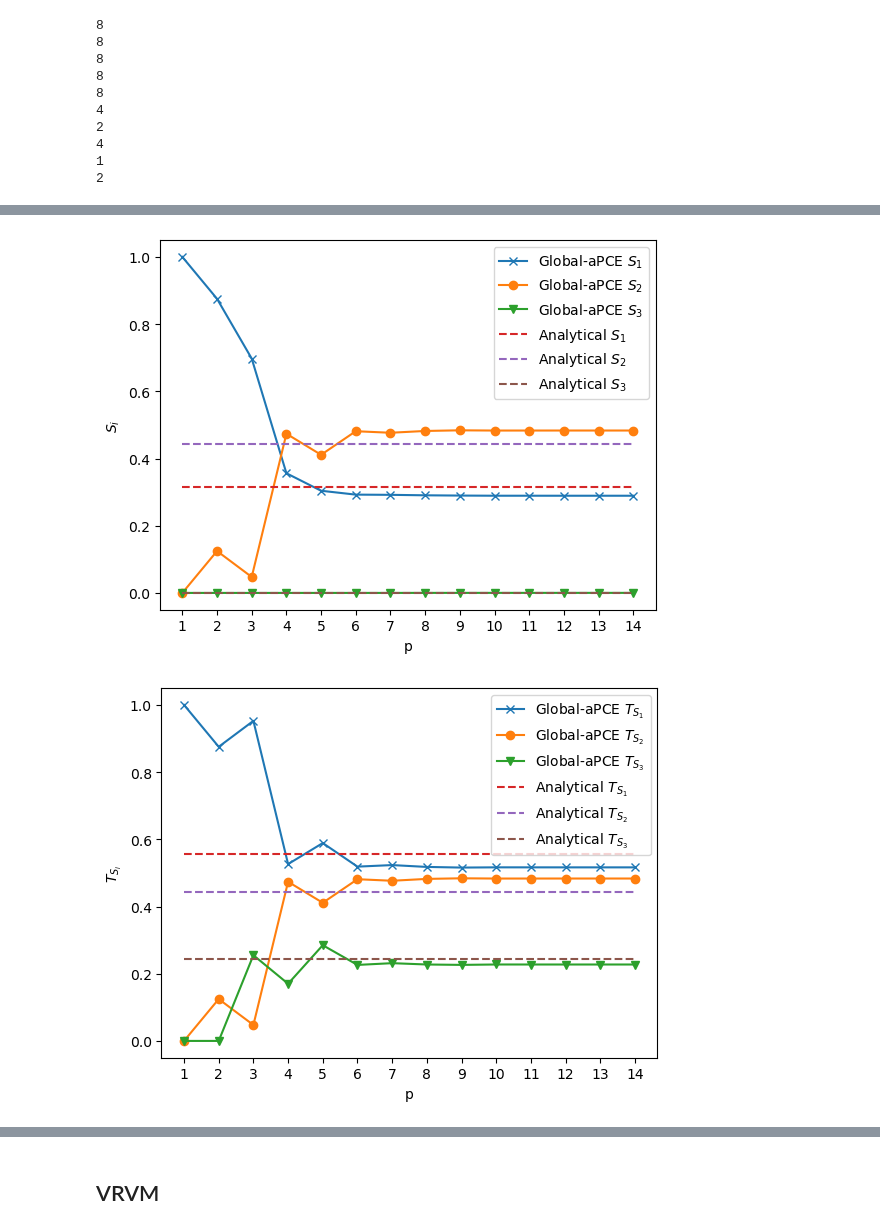
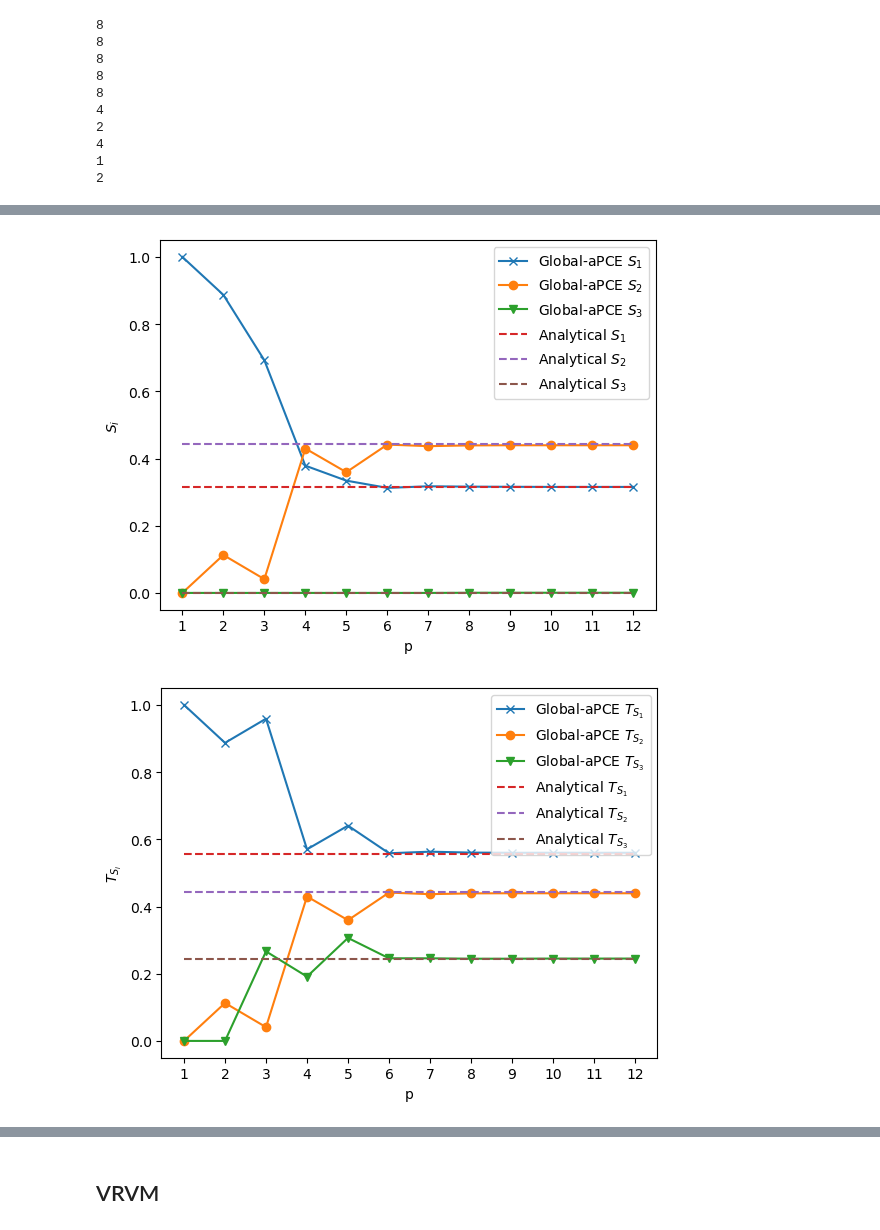
Before and after one commit to IsabelCoronaGuevara/CUDenver-Thesis, a Jupyter notebook: Results_SparseBayesianLearning.ipynb, the cells around one changed output, grey strips where cells are left out. Saved outputs shown, nothing was run; the diff lists cells and outputs as text; code cells hidden in the pictures.

```diff
--- a/Results_SparseBayesianLearning.ipynb
+++ b/Results_SparseBayesianLearning.ipynb
@@ -59,7 +59,7 @@ def parameter_values_ME(param_list, t):
 # %%
 N_train = 320 # Sample size
 N_test = 80
-N_pol = 1000
+N_pol = 10000
 N_mc = 1000000 #10^6 samples
 
 d = 3
@@ -498,28 +588,30 @@ p = list(range(1,15))
 # %%
-plt.plot(p, np.array(Si_sparse)[:,0], '-x', label = 'Global-aPCE $S_1$')
-plt.plot(p, np.array(Si_sparse)[:,1], '-o', label = 'Global-aPCE $S_2$')
-plt.plot(p, np.array(Si_sparse)[:,2], '-v', label = 'Global-aPCE $S_3$')
-plt.plot(p, [GSA_Ishigami['1st Order'][0]]*14, '--', label = 'Analytical $S_1$')
-plt.plot(p, [GSA_Ishigami['1st Order'][1]]*14, '--', label = 'Analytical $S_2$')
-plt.plot(p, [GSA_Ishigami['1st Order'][2]]*14, '--', label = 'Analytical $S_3$')
-plt.xticks(p)
+plt.plot(range(1,13), np.array(Si_sparse)[:,0], '-x', label = 'Global-aPCE $S_1$')
+plt.plot(range(1,13), np.array(Si_sparse)[:,1], '-o', label = 'Global-aPCE $S_2$')
+plt.plot(range(1,13), np.array(Si_sparse)[:,2], '-v', label = 'Global-aPCE $S_3$')
+plt.plot(range(1,13), [GSA_Ishigami['1st Order'][0]]*12, '--', label = 'Analytical $S_1$')
+plt.plot(range(1,13), [GSA_Ishigami['1st Order'][1]]*12, '--', label = 'Analytical $S_2$')
+plt.plot(range(1,13), [GSA_Ishigami['1st Order'][2]]*12, '--', label = 'Analytical $S_3$')
+plt.xticks(range(1,13))
 #plt.yscale("log")
 plt.xlabel("p")
 plt.ylabel("$S_i$")
 plt.legend();
+#plt.savefig(wd + '/Ishigami_AFVB_aPCE_Si.png')
 # %% [output]
-[figure, old version]
+[figure, new version]
 # %%
-plt.plot(p, np.array(Ti_sparse)[:,0], '-x', label = 'Global-aPCE $T_{S_1}$')
-plt.plot(p, np.array(Ti_sparse)[:,1], '-o', label = 'Global-aPCE $T_{S_2}$')
-plt.plot(p, np.array(Ti_sparse)[:,2], '-v', label = 'Global-aPCE $T_{S_3}$')
-plt.plot(p, [GSA_Ishigami['Total Order'][0]]*14, '--', label = 'Analytical $T_{S_1}$')
-plt.plot(p, [GSA_Ishigami['Total Order'][1]]*14, '--', label = 'Analytical $T_{S_2}$')
-plt.plot(p, [GSA_Ishigami['Total Order'][2]]*14, '--', label = 'Analytical $T_{S_3}$')
-plt.xticks(p)
+plt.plot(range(1,13), np.array(Ti_sparse)[:,0], '-x', label = 'Global-aPCE $T_{S_1}$')
+plt.plot(range(1,13), np.array(Ti_sparse)[:,1], '-o', label = 'Global-aPCE $T_{S_2}$')
+plt.plot(range(1,13), np.array(Ti_sparse)[:,2], '-v', label = 'Global-aPCE $T_{S_3}$')
+plt.plot(range(1,13), [GSA_Ishigami['Total Order'][0]]*12, '--', label = 'Analytical $T_{S_1}$')
+plt.plot(range(1,13), [GSA_Ishigami['Total Order'][1]]*12, '--', label = 'Analytical $T_{S_2}$')
+plt.plot(range(1,13), [GSA_Ishigami['Total Order'][2]]*12, '--', label = 'Analytical $T_{S_3}$')
+plt.xticks(range(1,13))
 #plt.yscale("log")
 plt.xlabel("p")
 plt.ylabel("$T_{S_i}$")
 plt.legend();
+#plt.savefig(wd + '/Ishigami_AFVB_aPCE_TSi.png')
 # %% [output]
-[figure, old version]
+[figure, new version]
```
Also changed, not shown: parts of 36 cells of this notebook.
